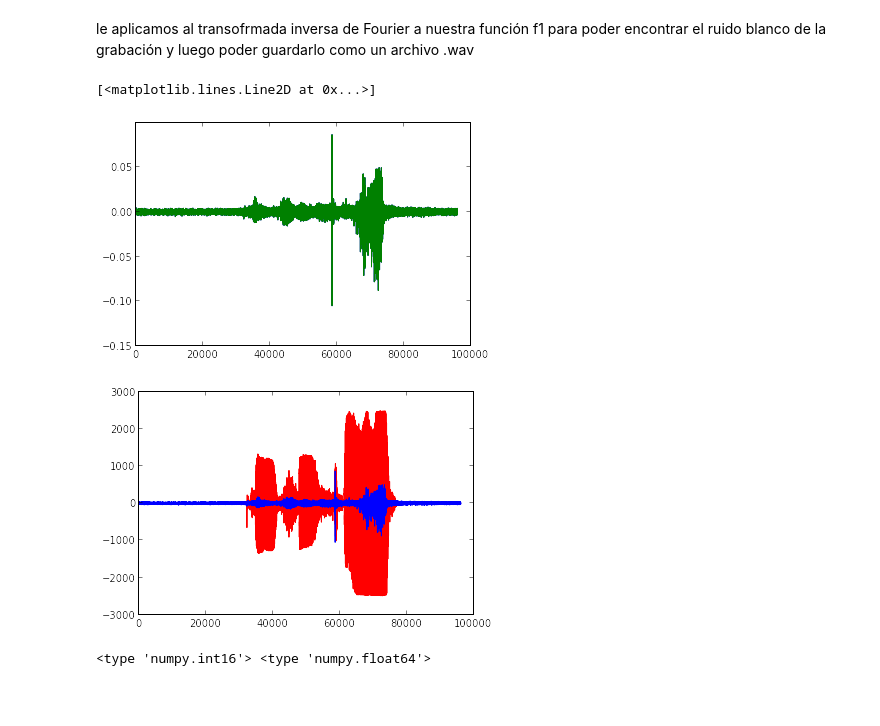
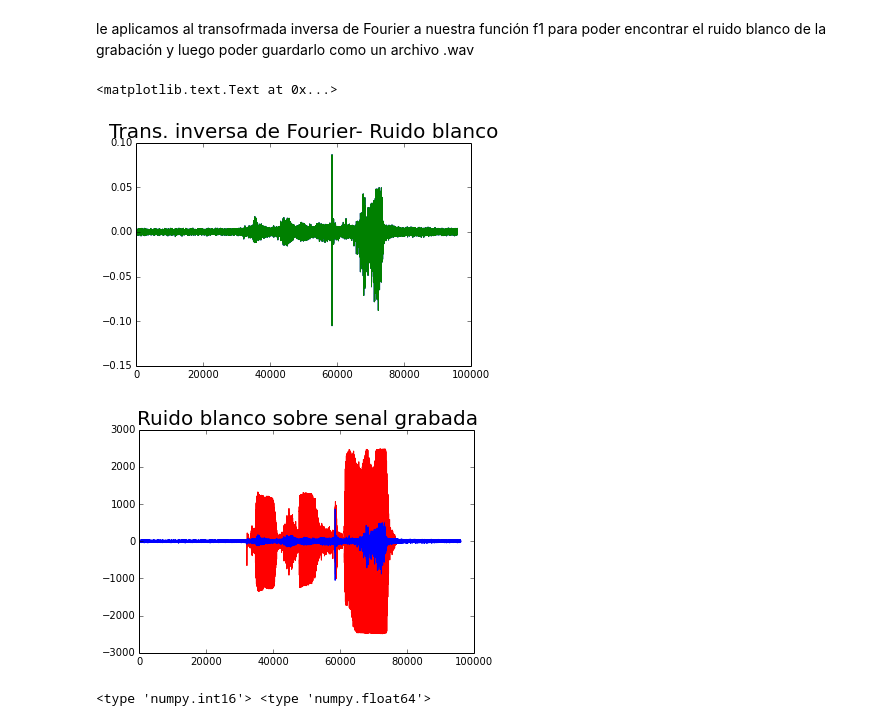
Before and after one commit to LinaPerez/PerezAngel_GarzonAlvarado_hw5, a Jupyter notebook: Pink&White_Noise.ipynb, the cells around one changed output. Saved outputs shown, nothing was run; the diff lists cells and outputs as text; code cells hidden in the pictures; blank space fills up the shorter version.

```diff
--- a/Pink&White_Noise.ipynb
+++ b/Pink&White_Noise.ipynb
@@ -69,18 +71,20 @@ le aplicamos al transofrmada inversa de Fourier a nuestra función f1 para poder
 # %%
 
 clean_f =ifft(f1)
 plot(clean_f)
 xx=clean_f.real
 plot(float16(xx))
+plt.title('Trans. inversa de Fourier- Ruido blanco ',fontsize=20)
 # %% [output]
-[<matplotlib.lines.Line2D at 0x...>]
+<matplotlib.text.Text at 0x...>
-[figure, old version]
+[figure, new version]
 # %%
 pylab.plot(sig, 'r')
 pylab.plot(clean_f.real*10000)
+pylab.title('Ruido blanco sobre senal grabada',fontsize=20)
 pylab.show()
 # %% [output]
-[figure, old version]
+[figure, new version]
 # %%
 wavfile.write('Audio/white_noise.wav', fs, float16(xx))
 # %%
```
Also changed, not shown: parts of 8 cells of this notebook.
